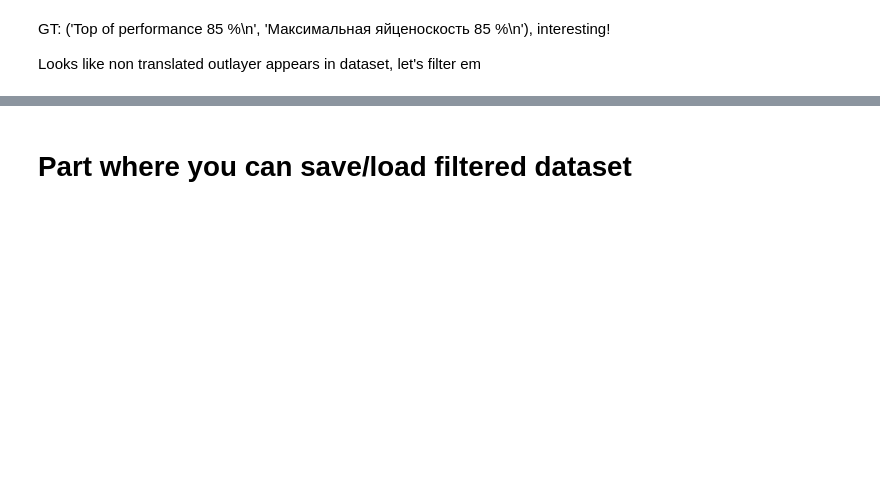
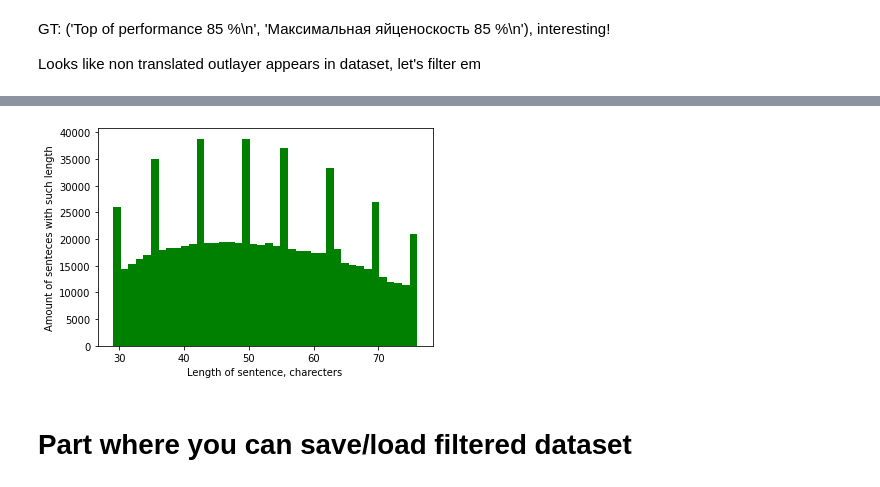
Before and after one commit to kprokofi/cv_text_classification, a Jupyter notebook: translation_transformer.ipynb, the cells around one changed output, grey strips where cells are left out. Saved outputs shown, nothing was run; the diff lists cells and outputs as text; code cells hidden in the pictures; blank space fills up the shorter version.

```diff
--- a/translation_transformer.ipynb
+++ b/translation_transformer.ipynb
@@ -371,3 +417,7 @@ plot_len_hist(stat_filtered_final)
+# %%
+plot_len_hist(stat_filtered_small)
+# %% [output]
+[figure, added]
 # %% [markdown]
 # Part where you can save/load filtered dataset
 # %%
```
Also changed, not shown: parts of 41 cells of this notebook.
